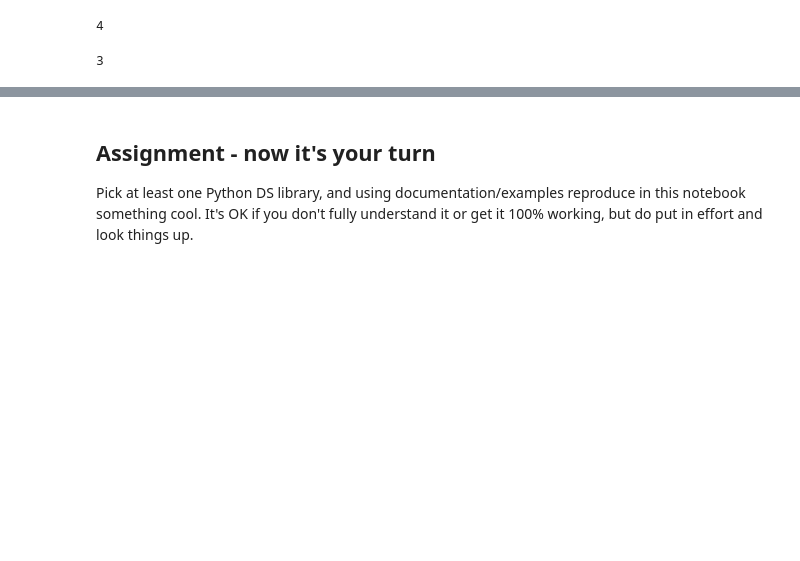
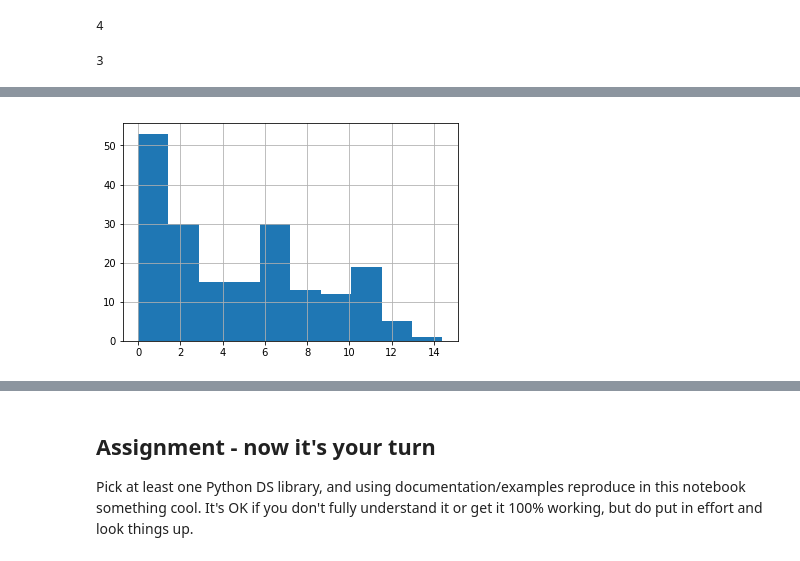
Before and after one commit to BJanota11/DS-Unit-1-Sprint-1-Dealing-With-Data, a Jupyter notebook: module1-afirstlookatdata/LS_DS_111_A_First_Look_at_Data.ipynb, the cells around one changed output, grey strips where cells are left out. Saved outputs shown, nothing was run; the diff lists cells and outputs as text; code cells hidden in the pictures; blank space fills up the shorter version.

```diff
--- a/module1-afirstlookatdata/LS_DS_111_A_First_Look_at_Data.ipynb
+++ b/module1-afirstlookatdata/LS_DS_111_A_First_Look_at_Data.ipynb
@@ -18,0 +43,6 @@ x
+# %%
+import pandas as pd
+
+drinks = pd.read_csv('https://raw.githubusercontent.com/fivethirtyeight/data/master/alcohol-consumption/drinks.csv')
+print(drinks.shape)
+drinks.head()
@@ -18,0 +102,8 @@ x
+# %%
+import matplotlib.pyplot as plt
+%matplotlib inline
+
+drinks.total_litres_of_pure_alcohol.hist()
+plt.show()
+# %% [output]
+[figure, added]
```
Also changed, not shown: parts of 28 cells of this notebook.
